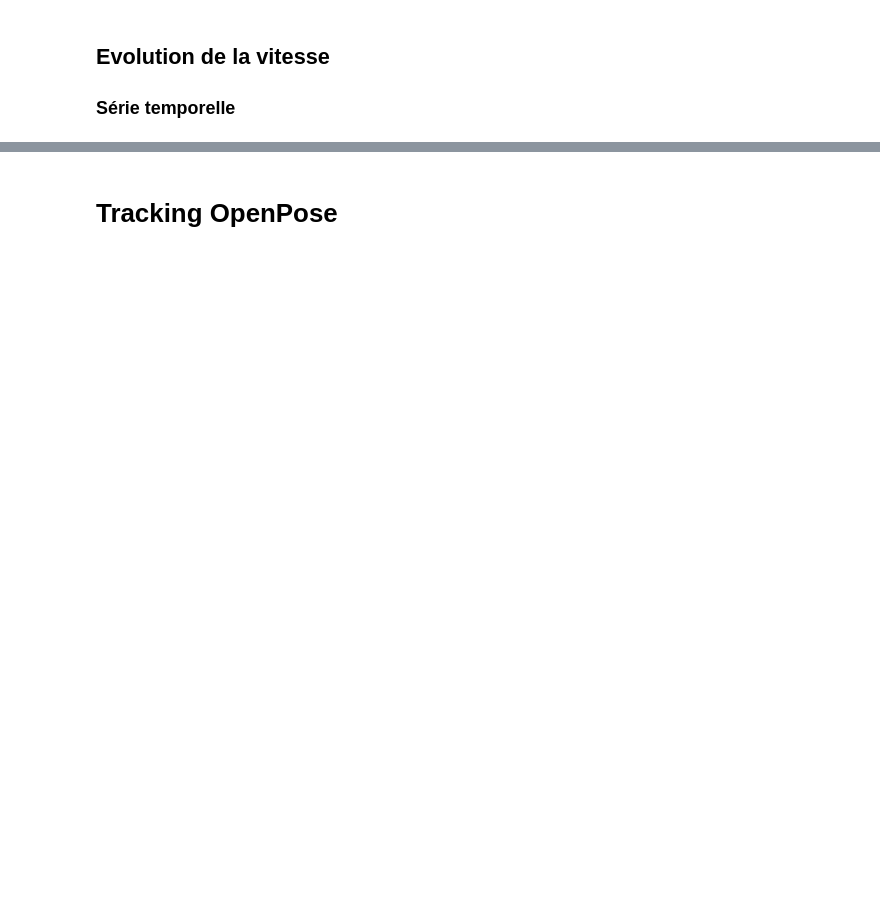
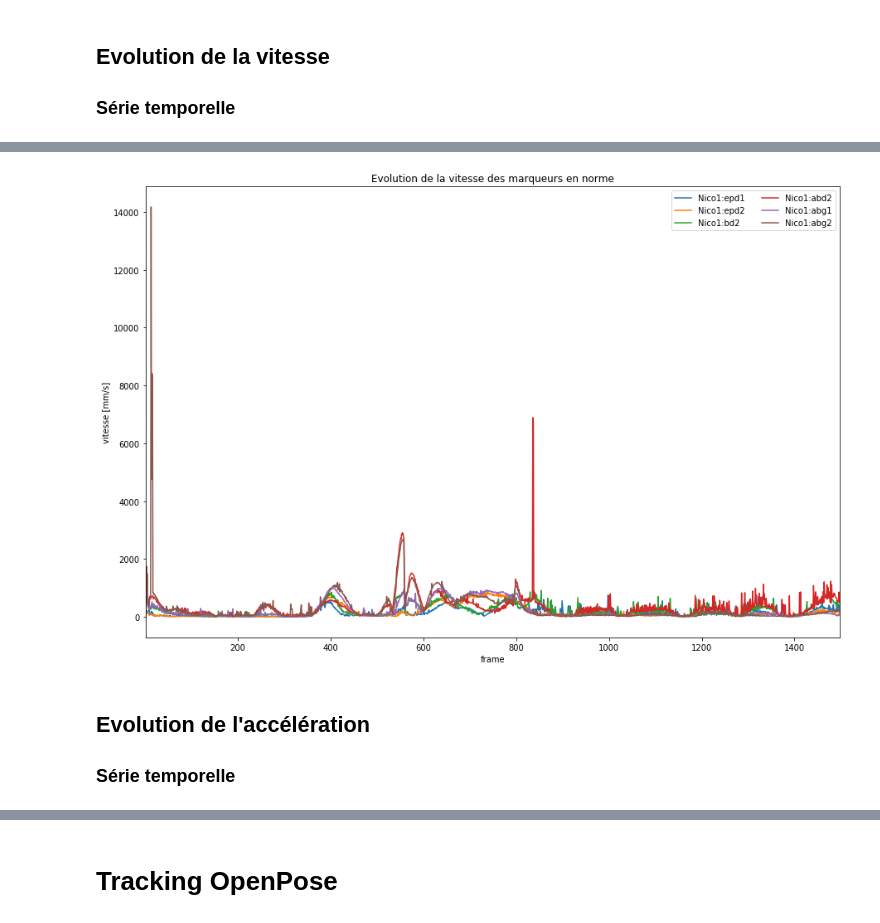
Before and after one commit to AmigoCap/MultiAcqui, a Jupyter notebook: 211019_NicoGabin_carre/01-Comparaison_Mocap_OpenPose_Square.ipynb, the cells around one changed output, grey strips where cells are left out. Cells and saved outputs as stored; diff of their text form; code cells hidden in the pictures; blank space fills up the shorter version.

```diff
--- a/211019_NicoGabin_carre/01-Comparaison_Mocap_OpenPose_Square.ipynb
+++ b/211019_NicoGabin_carre/01-Comparaison_Mocap_OpenPose_Square.ipynb
@@ -203,0 +214,9 @@ evolution_norm_v(mocap_coord_v)
+# %%
+%matplotlib inline
+dataframe_plot(mocap_v,ylabel='vitesse [mm/s]',title='Evolution de la vitesse des marqueurs en norme')
+# %% [output]
+[figure, added]
+# %% [markdown]
+## Evolution de l'accélération
+
+### Série temporelle
```
Also changed, not shown: parts of 24 cells of this notebook.
